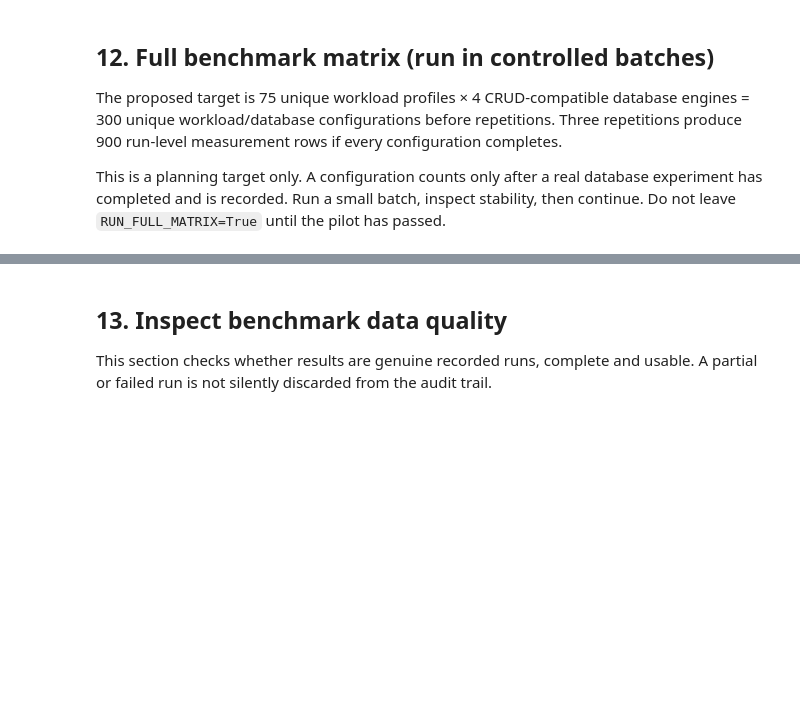
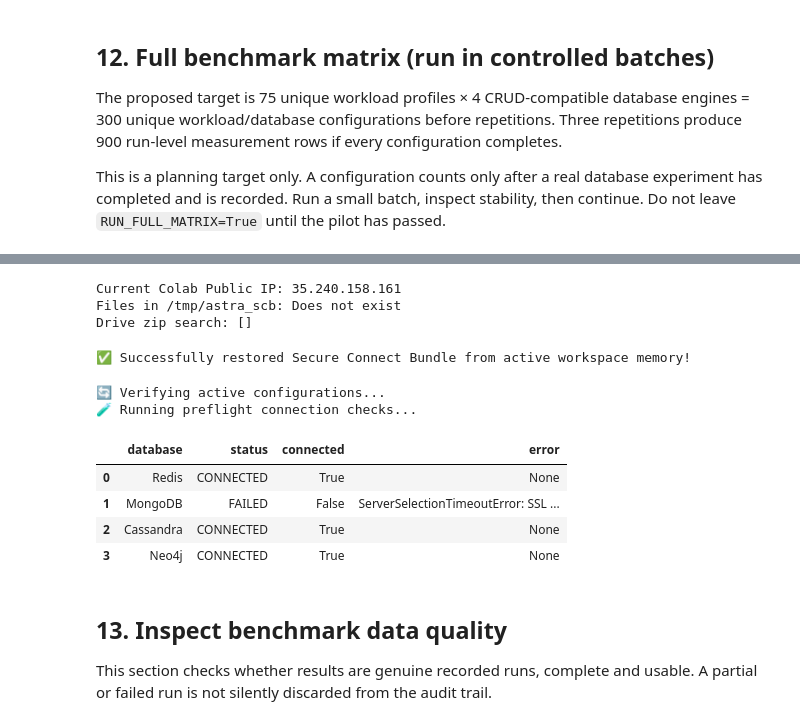
Before and after one commit to hitenBhurani07/nosql-rag-research, a Jupyter notebook: notebooks/NoSQL_RAG_Implementation_Colab.ipynb, the cells around one changed output, grey strips where cells are left out. Cells and saved outputs as stored; diff of their text form; code cells hidden in the pictures; blank space fills up the shorter version.

```diff
--- a/notebooks/NoSQL_RAG_Implementation_Colab.ipynb
+++ b/notebooks/NoSQL_RAG_Implementation_Colab.ipynb
@@ -814,3 +886,59 @@ else:
+# %%
+import urllib.request, os, pathlib
+ip = urllib.request.urlopen('https://api.ipify.org').read().decode('utf8')
+print("Current Colab Public IP:", ip)
+print("Files in /tmp/astra_scb:", list(pathlib.Path('/tmp/astra_scb').glob('*')) if pathlib.Path('/tmp/astra_scb').exists() else "Does not exist")
+print("Drive zip search:", list(pathlib.Path('/content/drive/MyDrive').glob('**/*secure*.zip')))
+# %% [output]
+Current Colab Public IP: 35.240.158.161
+Files in /tmp/astra_scb: Does not exist
+Drive zip search: []
+# %%
+import shutil
+from pathlib import Path
+
+# Safely restore secure connect bundle if found in Drive or in the active session variables
+target_dir = Path('/tmp/astra_scb')
+target_dir.mkdir(parents=True, exist_ok=True)
+target_file = target_dir / 'secure-connect-bundle.zip'
+
+scb_drive_source = list(Path('/content/drive/MyDrive').glob('**/secure-connect-*.zip'))
+
+if scb_drive_source:
+    shutil.copy(scb_drive_source[0], target_file)
+    print('✅ Restored Secure Connect Bundle from Drive!')
+elif 'uploaded' in globals() and uploaded:
+    # If the file exists in the active colab workspace session upload dict
+    first_file_name = list(uploaded.keys())[0]
+    target_file.write_bytes(uploaded[first_file_name])
+    target_file.chmod(0o600)
+    print('✅ Successfully restored Secure Connect Bundle from active workspace memory!')
+else:
+    print('❌ Secure Connect Bundle not found. Please upload it again using cell ff5046ea.')
+# %% [output]
+✅ Successfully restored Secure Connect Bundle from active workspace memory!
+# %%
+from nosql_rag.adapters import check_crud_connections
+from nosql_rag.config import DatabaseConfig
+import pandas as pd
+
+# Refresh configuration and test live connections to MongoDB and Cassandra
+print("🔄 Verifying active configurations...")
+db_config = DatabaseConfig.from_env()
+
+print("🧪 Running preflight connection checks...")
+crud_results = check_crud_connections(db_config)
+
+results_df = pd.DataFrame(crud_results)
+display(results_df[["database", "status", "connected", "error"]])
+# %% [output]
+🔄 Verifying active configurations...
+🧪 Running preflight connection checks...
+|  | database | status | connected | error |
+| 0 | Redis | CONNECTED | True | None |
+| 1 | MongoDB | FAILED | False | ServerSelectionTimeoutError: SSL ... |
+| 2 | Cassandra | CONNECTED | True | None |
+| 3 | Neo4j | CONNECTED | True | None |
 # %% [markdown]
 ## 13. Inspect benchmark data quality
 
```
Also changed, not shown: parts of 44 cells of this notebook.
